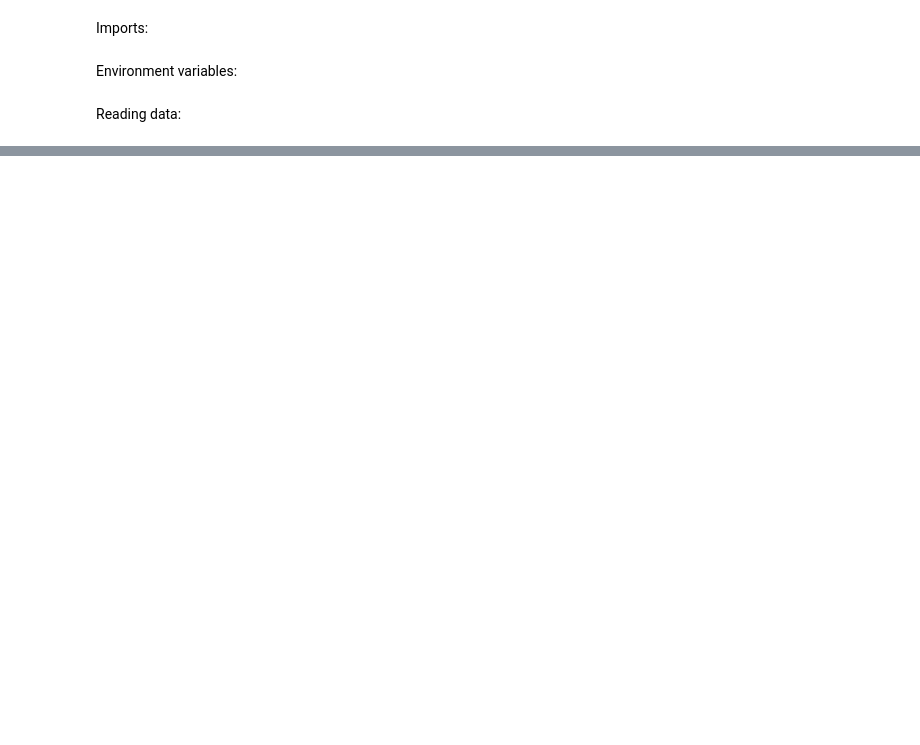
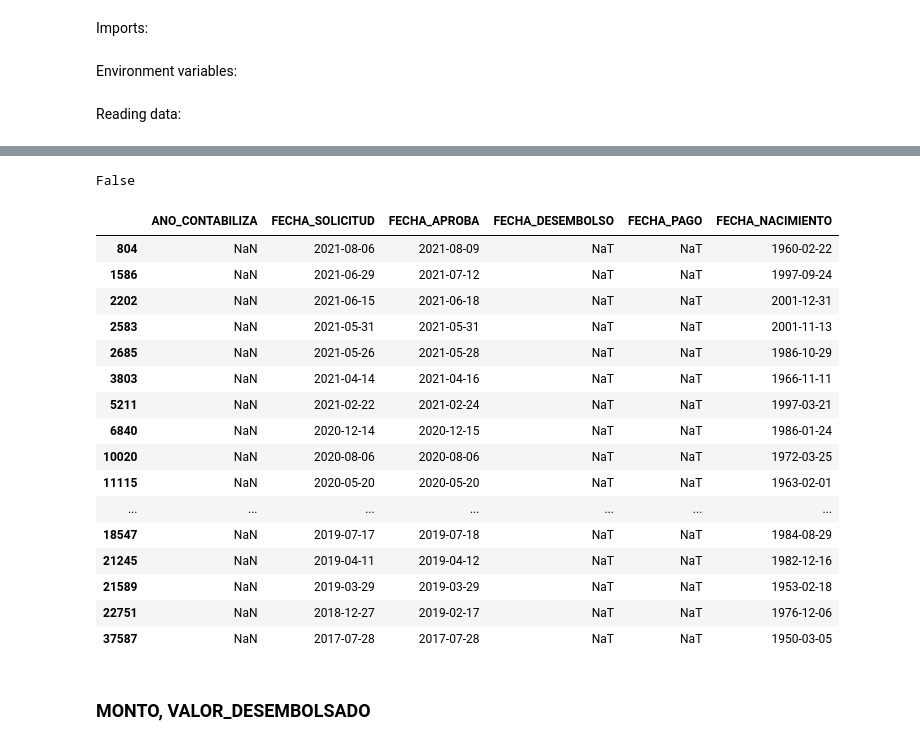
Before and after one commit to hdt94/ds4a-project, a Jupyter notebook: analytics/cleaning/cleaning_colocacion.ipynb, the cells around one changed output, grey strips where cells are left out. Cells and saved outputs as stored; diff of their text form; code cells hidden in the pictures; blank space fills up the shorter version.

Commit message:
cleaning - update

```diff
--- a/analytics/cleaning/cleaning_colocacion.ipynb
+++ b/analytics/cleaning/cleaning_colocacion.ipynb
@@ -431,0 +209,22 @@ df
+# %%
+df.loc[i_no_cosign, 'CODEUDOR'] = 'SIN_CODEUDOR'
+df.loc[i_cosign_no_cal, 'CODEUDOR'] = (
+    df
+    .loc[i_cosign_no_cal, 'CODEUDOR']
+    .str.findall('\d+')
+    .apply(format_codeudor_no_cal)
+)
+
+df.loc[i_cosign_cal, 'CODEUDOR'] = cals_ss.apply(format_codeudor_cal)
+
+
+# Validation with commas
+# ddb = df.loc[i_cosign, 'CODEUDOR'].strip().str.replace(', ,', ',')
+# ddc2 = ddb.str.split(',').rename('VALUES')
+# ddd2 = ddc2.apply(lambda x: len(x) if len(x[-1]) > 0 else len(x) - 1).rename('LEN')
+# ddd22 = ddb.str.findall('\d+').apply(lambda x: len(x)).rename('LEN_1')
+# dde2 = pd.concat([ddb, ddc2, ddd2, ddd22], axis=1)
+# print((dde2.iloc[:, -1] == dde2.iloc[:, -2]).all())
+# dde2
+
+df['CODEUDOR'].value_counts(dropna=False)
@@ -431,0 +536,4 @@ df
+# %%
+df['TIPO_VIVIENDA'] = cleaning.clean_tipo_vivienda(df['TIPO_VIVIENDA'])
+
+df['TIPO_VIVIENDA'].value_counts(dropna=False)
@@ -431,0 +556,2 @@ df
+# %%
+df['FECHA_NACIMIENTO'] = pd.to_datetime(df['FECHA_NACIMIENTO'])
@@ -431,0 +581,4 @@ df
+# %%
+DATE_COLS = df.columns[df.columns.str.match('^FECHA_')]
+
+df.columns[df.columns.str.match('^FECHA_')]
@@ -431,0 +643,28 @@ df
+# %%
+(df['ANO_CONTABILIZA'] == df['FECHA_APROBA'].dt.year).all()
+# %% [output]
+False
+# %%
+ind = df['ANO_CONTABILIZA'] == df['FECHA_APROBA'].dt.year
+
+df.loc[~ind, ['ANO_CONTABILIZA', *DATE_COLS]]
+# %% [output]
+|  | ANO_CONTABILIZA | FECHA_SOLICITUD | FECHA_APROBA | FECHA_DESEMBOLSO | FECHA_PAGO | FECHA_NACIMIENTO |
+| 804 | NaN | 2021-08-06 | 2021-08-09 | NaT | NaT | 1960-02-22 |
+| 1586 | NaN | 2021-06-29 | 2021-07-12 | NaT | NaT | 1997-09-24 |
+| 2202 | NaN | 2021-06-15 | 2021-06-18 | NaT | NaT | 2001-12-31 |
+| 2583 | NaN | 2021-05-31 | 2021-05-31 | NaT | NaT | 2001-11-13 |
+| 2685 | NaN | 2021-05-26 | 2021-05-28 | NaT | NaT | 1986-10-29 |
+| 3803 | NaN | 2021-04-14 | 2021-04-16 | NaT | NaT | 1966-11-11 |
+| 5211 | NaN | 2021-02-22 | 2021-02-24 | NaT | NaT | 1997-03-21 |
+| 6840 | NaN | 2020-12-14 | 2020-12-15 | NaT | NaT | 1986-01-24 |
+| 10020 | NaN | 2020-08-06 | 2020-08-06 | NaT | NaT | 1972-03-25 |
+| 11115 | NaN | 2020-05-20 | 2020-05-20 | NaT | NaT | 1963-02-01 |
+| ... | ... | ... | ... | ... | ... | ... |
+| 18547 | NaN | 2019-07-17 | 2019-07-18 | NaT | NaT | 1984-08-29 |
+| 21245 | NaN | 2019-04-11 | 2019-04-12 | NaT | NaT | 1982-12-16 |
+| 21589 | NaN | 2019-03-29 | 2019-03-29 | NaT | NaT | 1953-02-18 |
+| 22751 | NaN | 2018-12-27 | 2019-02-17 | NaT | NaT | 1976-12-06 |
+| 37587 | NaN | 2017-07-28 | 2017-07-28 | NaT | NaT | 1950-03-05 |
+# %% [markdown]
+### MONTO, VALOR_DESEMBOLSADO
```
Also changed, not shown: parts of 212 cells of this notebook, 14 other files.
